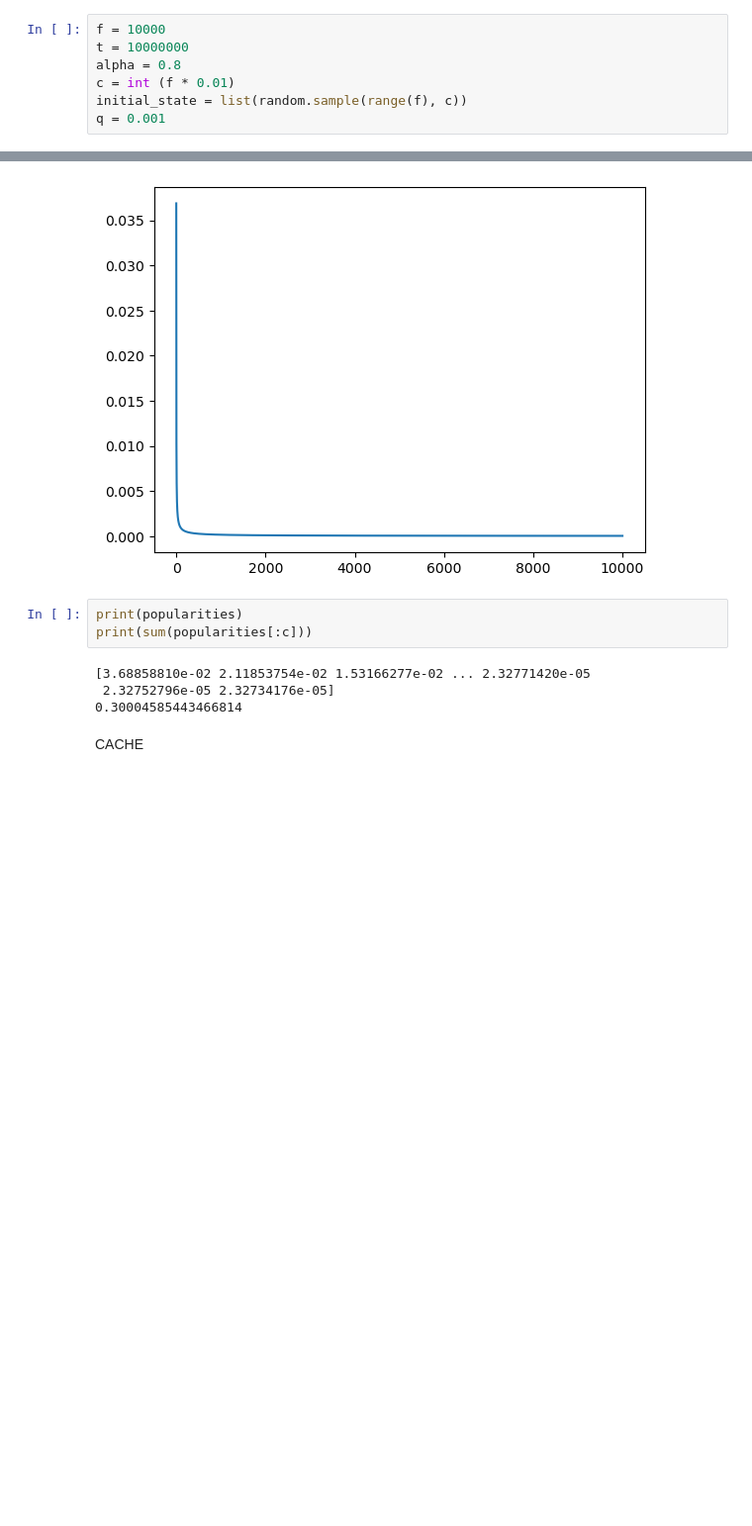
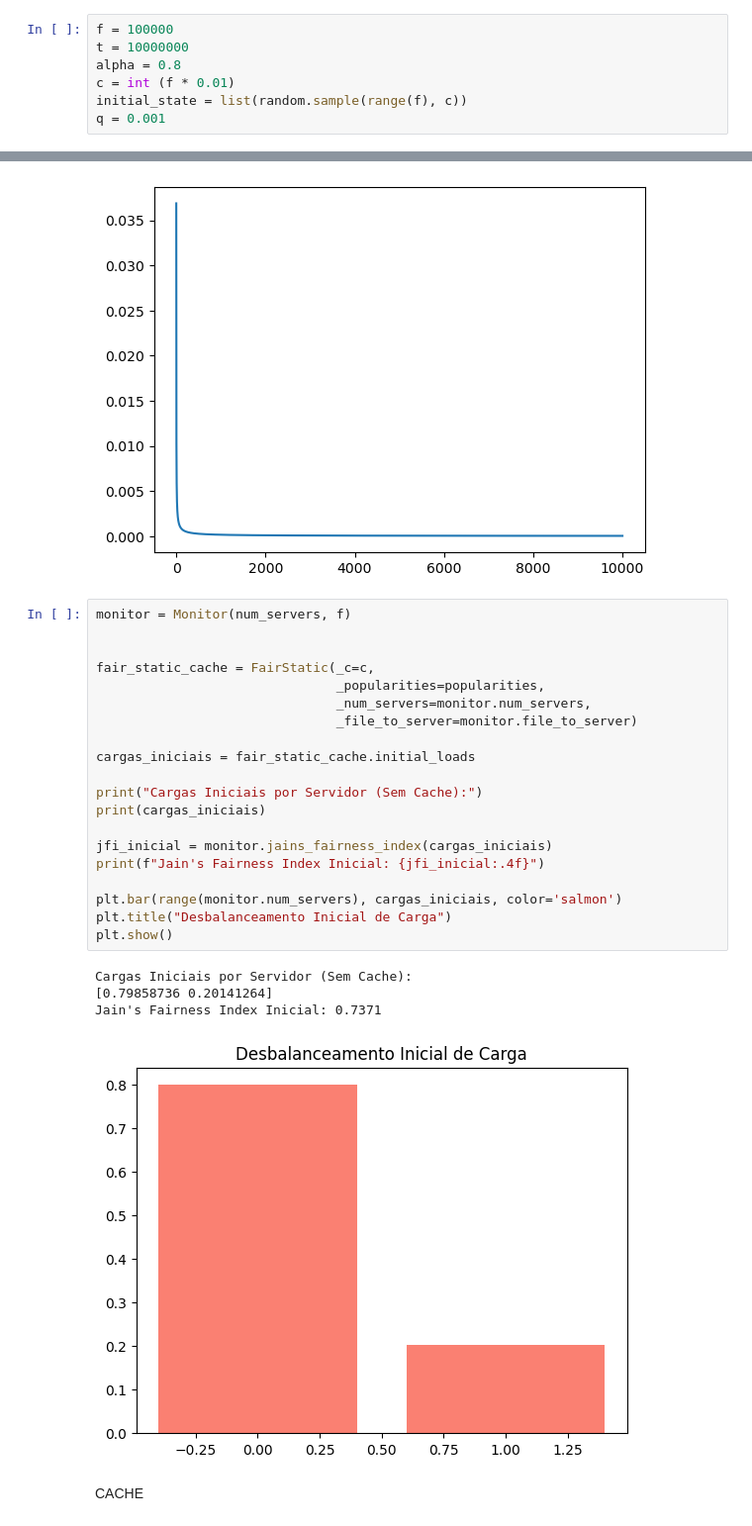
Before and after one commit to GiuliaMarcelaS/Caching_RL, a Jupyter notebook: RL_caching/notebook.ipynb, the cells around one changed output, grey strips where cells are left out. Shown at 99% size. Cells and saved outputs as stored; diff of their text form; blank space fills up the shorter version.

```diff
--- a/RL_caching/notebook.ipynb
+++ b/RL_caching/notebook.ipynb
@@ -21,7 +25,7 @@ random.seed(0)
 # %% [markdown]
 Parameters
 # %%
-f = 10000
+f = 100000
 t = 10000000
 alpha = 0.8
 c = int (f * 0.01)
@@ -56,12 +52,30 @@ plt.show()
 # %% [output]
 [figure]
 # %%
-print(popularities)
-print(sum(popularities[:c]))
+monitor = Monitor(num_servers, f)
+
+
+fair_static_cache = FairStatic(_c=c,
+                               _popularities=popularities,
+                               _num_servers=monitor.num_servers,
+                               _file_to_server=monitor.file_to_server)
+
+cargas_iniciais = fair_static_cache.initial_loads
+
+print("Cargas Iniciais por Servidor (Sem Cache):")
+print(cargas_iniciais)
+
+jfi_inicial = monitor.jains_fairness_index(cargas_iniciais)
+print(f"Jain's Fairness Index Inicial: {jfi_inicial:.4f}")
+
+plt.bar(range(monitor.num_servers), cargas_iniciais, color='salmon')
+plt.title("Desbalanceamento Inicial de Carga")
+plt.show()
 # %% [output]
-[3.68858810e-02 2.11853754e-02 1.53166277e-02 ... 2.32771420e-05
- 2.32752796e-05 2.32734176e-05]
-0.30004585443466814
+Cargas Iniciais por Servidor (Sem Cache):
+[0.79858736 0.20141264]
+Jain's Fairness Index Inicial: 0.7371
+[figure, added]
 # %% [markdown]
 CACHE
 # %% [markdown]
```
Also changed, not shown: parts of 6 cells of this notebook, 4 other files.
